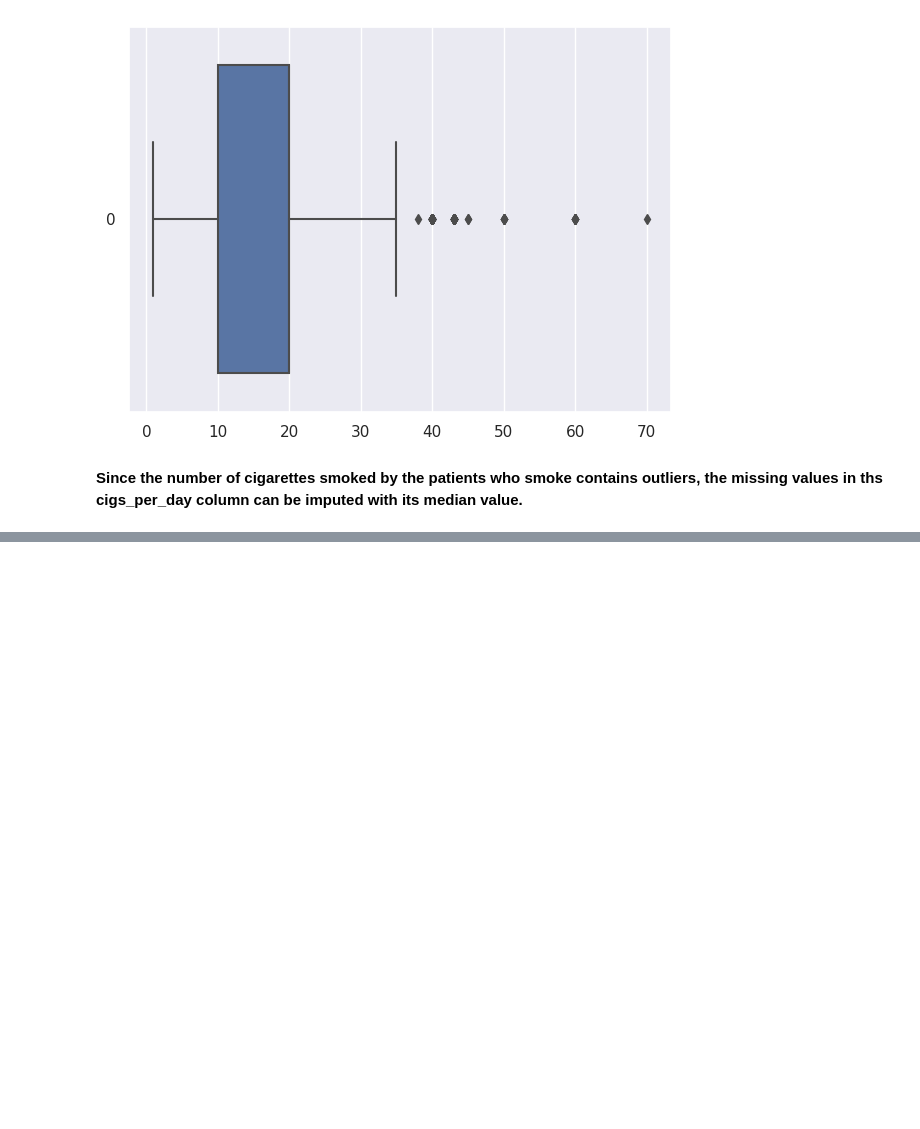
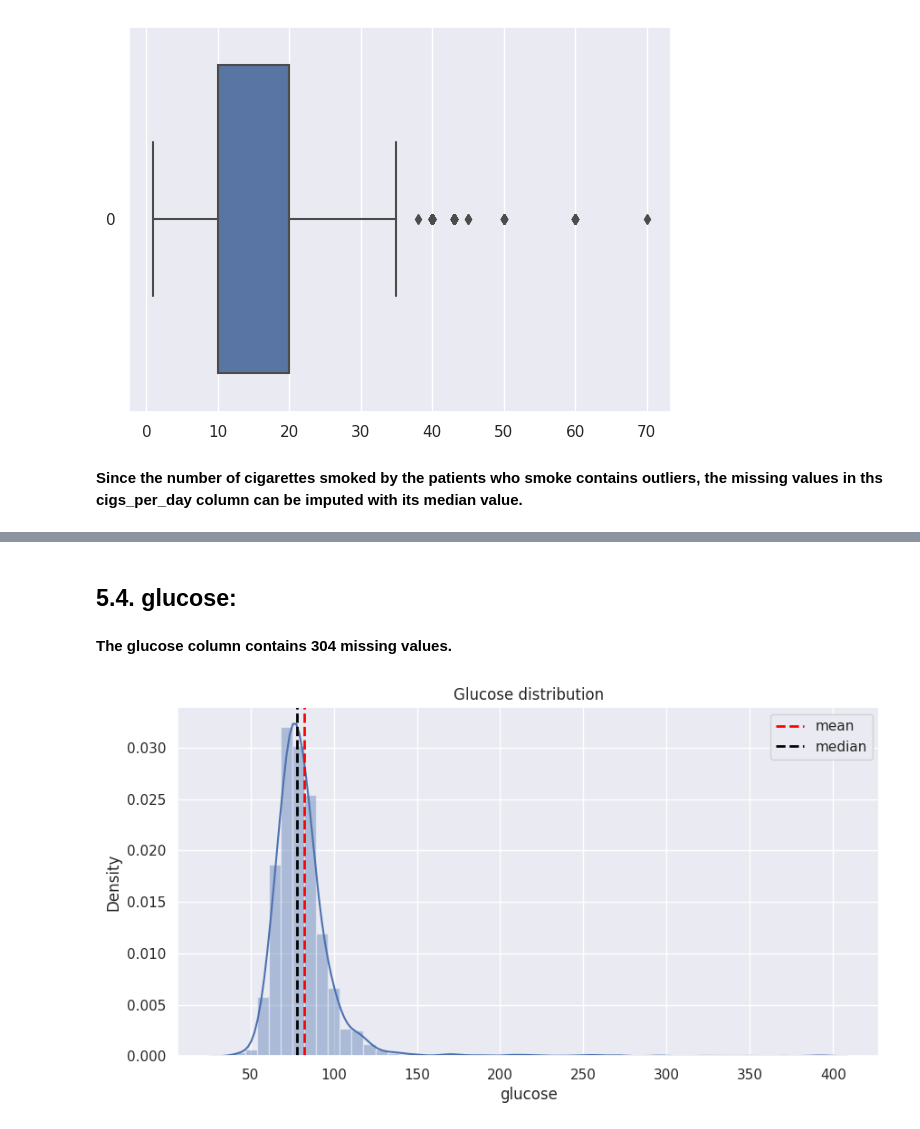
Before and after one commit to hamant-jagwan/Cardiovascular_Risk_Prediction--ML--Classification, a Jupyter notebook: Cardiovascular_Risk_Prediction.ipynb, the cells around one changed output, grey strips where cells are left out. Cells and saved outputs as stored; diff of their text form; code cells hidden in the pictures; blank space fills up the shorter version.

```diff
--- a/Cardiovascular_Risk_Prediction.ipynb
+++ b/Cardiovascular_Risk_Prediction.ipynb
@@ -353,0 +408,20 @@ sns.boxplot(cardio_df[cardio_df['is_smoking']==1]['cigs_per_day'], orient =  "h"
+# %%
+# Imputing missing values in the total_cholesterol, bmi, and heart_rate with their medain values
+cardio_df['total_cholesterol'] = cardio_df['total_cholesterol'].fillna(cardio_df['total_cholesterol'].median())
+cardio_df['bmi'] = cardio_df['bmi'].fillna(cardio_df['bmi'].median())
+cardio_df['heart_rate'] = cardio_df['heart_rate'].fillna(cardio_df['heart_rate'].median())
+# %% [markdown]
+## **5.4. glucose:**
+# %% [markdown]
+**The glucose column contains 304 missing values.**
+# %%
+# distribution of glucose
+plt.figure(figsize=(10,5))
+sns.distplot(cardio_df['glucose'])
+plt.axvline(cardio_df['glucose'].mean(), color='red', linestyle='dashed', linewidth=2, label = 'mean')
+plt.axvline(cardio_df['glucose'].median(), color='black', linestyle='dashed', linewidth=2 , label = 'median')
+plt.title('Glucose distribution')
+plt.legend()
+plt.show()
+# %% [output]
+[figure, added]
```
Also changed, not shown: parts of 22 cells of this notebook.
